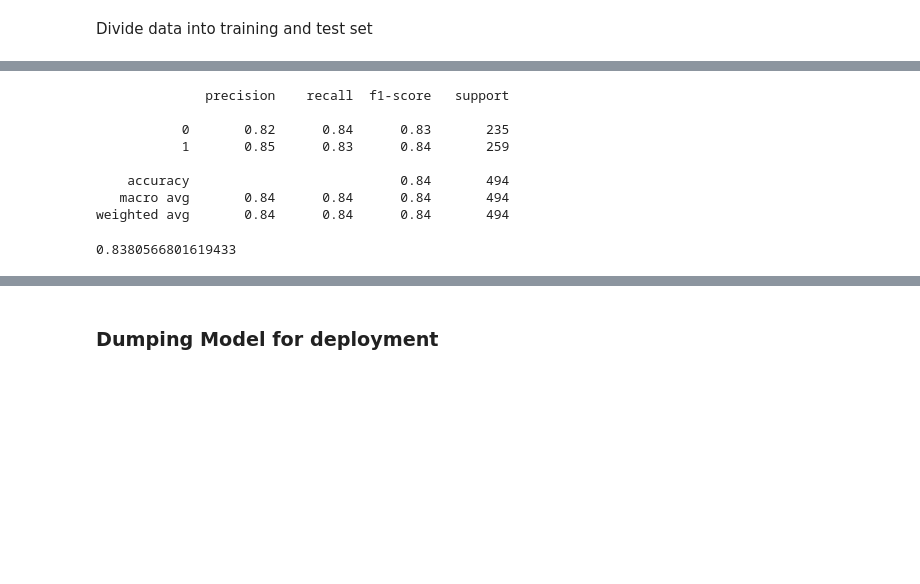
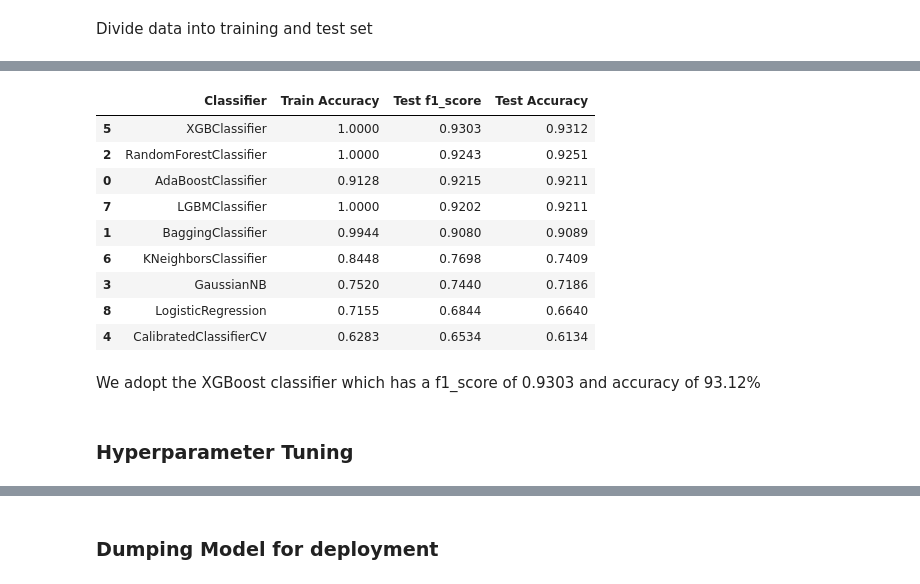
Before and after one commit to Imokut/SVM, a Jupyter notebook: main.ipynb, the cells around one changed output, grey strips where cells are left out. Saved outputs shown, nothing was run; the diff lists cells and outputs as text; code cells hidden in the pictures; blank space fills up the shorter version.

```diff
--- a/main.ipynb
+++ b/main.ipynb
@@ -596,17 +605,0 @@ From our comparison, AdaBoost Classifier gives the best prediction accuracy.
-# %%
-params = {
-    "n_estimators": [10, 20, 50, 100],
-    "learning_rate": [0.01, 0.05, 0.1, 0.2]
-}
-
-# Create an AdaBoostClassifier object
-clf = AdaBoostClassifier()
-
-# Create a GridSearchCV object
-grid = GridSearchCV(clf, params, cv=10)
-
-# Fit the GridSearchCV object to the training data
-grid.fit(X_train, y_train)
-
-# Print the best hyperparameters
-print("Best hyperparameters:", grid.best_params_)
@@ -684,21 +633,32 @@ pipe.named_steps['classifier'].get_params()
-# %%
-predictions=pipe.predict(X_test)
-
-#More detailed look at other metric values like F1-score or Recall score
-report=classification_report(predictions, y_test)
-print(report)
-# %% [output]
-              precision    recall  f1-score   support
-
-           0       0.82      0.84      0.83       235
-           1       0.85      0.83      0.84       259
-
-    accuracy                           0.84       494
-   macro avg       0.84      0.84      0.84       494
-weighted avg       0.84      0.84      0.84       494
-# %%
-#A look at the model's accuracy score
-acc_score=accuracy_score(predictions, y_test)
-print(acc_score)
-# %% [output]
-0.8380566801619433
+# %%
+clf_columns = []
+clf_compare = pd.DataFrame(columns=clf_columns)
+
+row_index = 0
+
+for alg in clf:
+    pred = alg.fit(X_train, y_train).predict(X_test)
+    clf_name = alg.__class__.__name__
+    clf_compare.loc[row_index,'Classifier'] = clf_name;
+    clf_compare.loc[row_index, 'Train Accuracy'] = round(alg.score(X_train, y_train), 4);
+    clf_compare.loc[row_index, 'Test f1_score'] = round(f1_score(y_test, pred), 4);
+    clf_compare.loc[row_index, 'Test Accuracy'] = round(alg.score(X_test, y_test), 4);
+    row_index+=1
+
+clf_compare.sort_values(by = ['Test f1_score'], ascending = False, inplace = True)
+clf_compare
+# %% [output]
+|  | Classifier | Train Accuracy | Test f1_score | Test Accuracy |
+| 5 | XGBClassifier | 1.0000 | 0.9303 | 0.9312 |
+| 2 | RandomForestClassifier | 1.0000 | 0.9243 | 0.9251 |
+| 0 | AdaBoostClassifier | 0.9128 | 0.9215 | 0.9211 |
+| 7 | LGBMClassifier | 1.0000 | 0.9202 | 0.9211 |
+| 1 | BaggingClassifier | 0.9944 | 0.9080 | 0.9089 |
+| 6 | KNeighborsClassifier | 0.8448 | 0.7698 | 0.7409 |
+| 3 | GaussianNB | 0.7520 | 0.7440 | 0.7186 |
+| 8 | LogisticRegression | 0.7155 | 0.6844 | 0.6640 |
+| 4 | CalibratedClassifierCV | 0.6283 | 0.6534 | 0.6134 |
+# %% [markdown]
+We adopt the XGBoost classifier which has a f1_score of 0.9303 and accuracy of 93.12%
+# %% [markdown]
+### Hyperparameter Tuning
```
Also changed, not shown: parts of 22 cells of this notebook.
